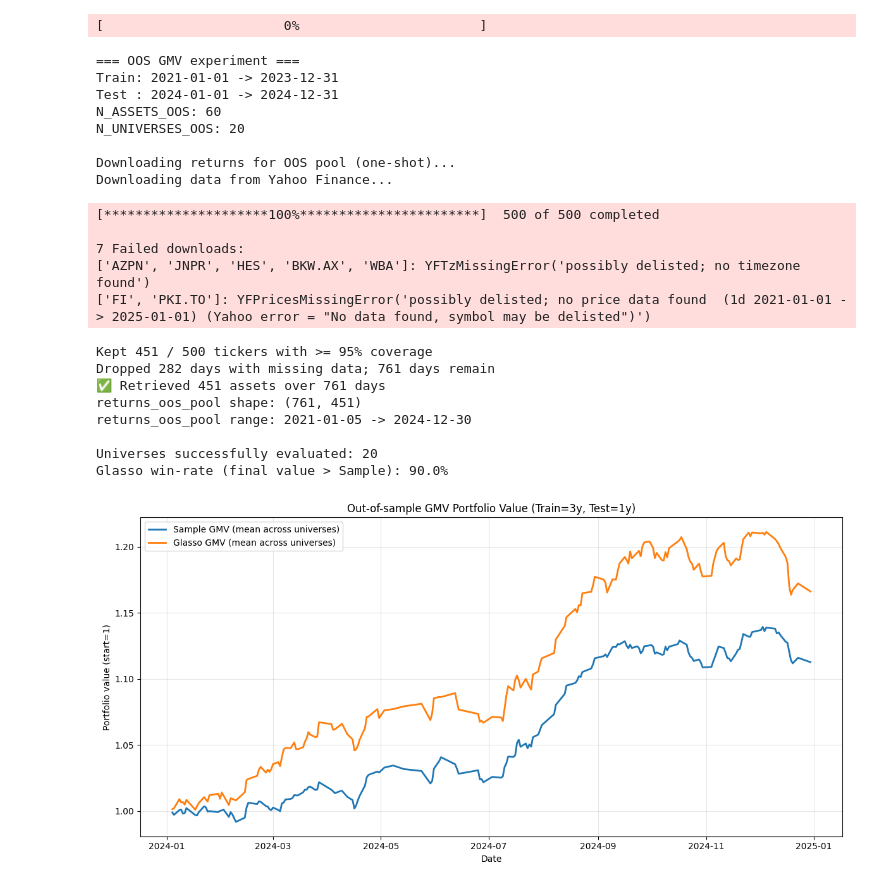
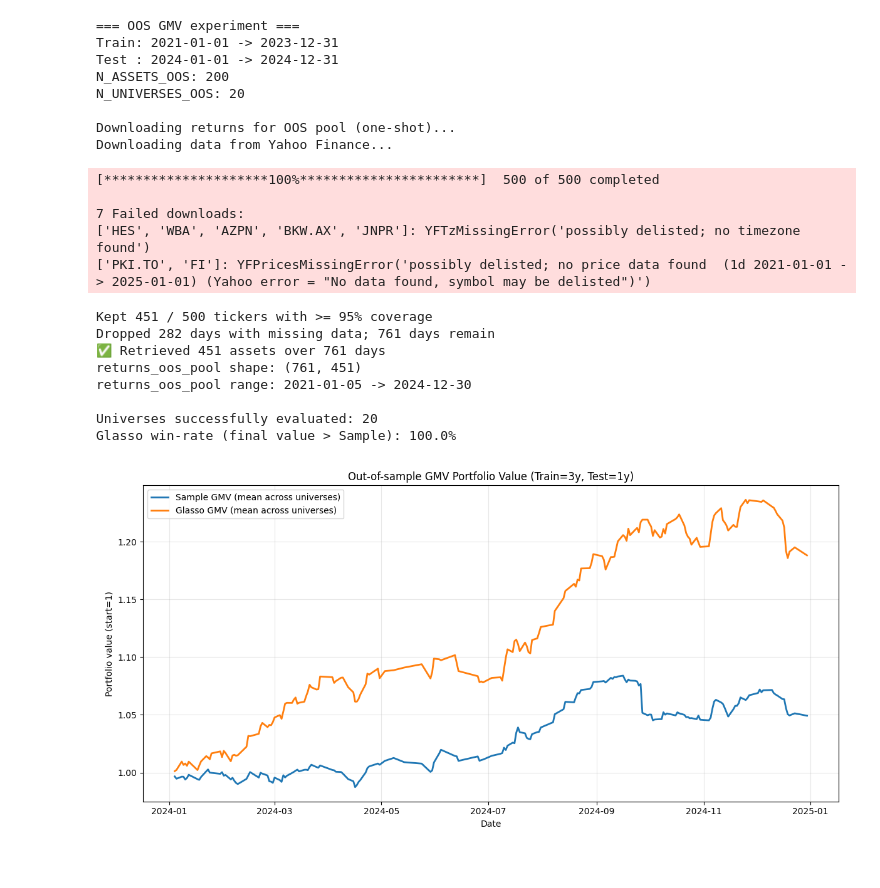
Before and after one commit to mavio9/Sparse-Graphical-Models-for-Mean-Variance-Portfolio-Optimization, a Jupyter notebook: stability_statistic.ipynb, the cells around one changed output. Saved outputs shown, nothing was run; the diff lists cells and outputs as text; code cells hidden in the pictures.

```diff
--- a/stability_statistic.ipynb
+++ b/stability_statistic.ipynb
@@ -347,8 +445,8 @@ OOS_END_DATE   = "2025-01-01"
 TRAIN_YEARS = 3
 TEST_YEARS  = 1
 
-N_ASSETS_OOS = 60          # <-- assets per OOS universe
-N_UNIVERSES_OOS = 20       # <-- how many universes
+N_ASSETS_OOS = 200
+N_UNIVERSES_OOS = 20
 
 oos_start = pd.Timestamp(OOS_START_DATE)
 oos_end   = pd.Timestamp(OOS_END_DATE)
@@ -480,51 +578,50 @@ if len(values_sample) == 0:
 # (align on common test dates)
 # -----------------------------
 V_sample = pd.concat(values_sample, axis=1)
 V_glasso = pd.concat(values_glasso, axis=1)
 
 # use mean across universes (could switch to median if you prefer)
 mean_value_sample = V_sample.mean(axis=1)
 mean_value_glasso = V_glasso.mean(axis=1)
 
 # Win rate
 win_rate = 100.0 * (np.mean(final_wins) if len(final_wins) > 0 else 0.0)
 print(f"Glasso win-rate (final value > Sample): {win_rate:.1f}%")
 
 # -----------------------------
 # Plot: portfolio value over time (mean across universes)
 # -----------------------------
 plt.figure(figsize=(12, 6))
 plt.plot(mean_value_sample.index, mean_value_sample.values, linewidth=2, label="Sample GMV (mean across universes)")
 plt.plot(mean_value_glasso.index, mean_value_glasso.values, linewidth=2, label="Glasso GMV (mean across universes)")
 
 plt.title("Out-of-sample GMV Portfolio Value (Train=3y, Test=1y)")
 plt.xlabel("Date")
 plt.ylabel("Portfolio value (start=1)")
 plt.grid(alpha=0.3)
 plt.legend()
 plt.tight_layout()
 plt.show()
 # %% [output]
-[                       0%                       ]
+=== OOS GMV experiment ===
+Train: 2021-01-01 -> 2023-12-31
+Test : 2024-01-01 -> 2024-12-31
+N_ASSETS_OOS: 200
+N_UNIVERSES_OOS: 20
+
+Downloading returns for OOS pool (one-shot)...
+Downloading data from Yahoo Finance...
-=== OOS GMV experiment ===
-Train: 2021-01-01 -> 2023-12-31
-Test : 2024-01-01 -> 2024-12-31
-N_ASSETS_OOS: 60
-N_UNIVERSES_OOS: 20
+[*********************100%***********************]  500 of 500 completed
 
-Downloading returns for OOS pool (one-shot)...
-Downloading data from Yahoo Finance...
+7 Failed downloads:
+['HES', 'WBA', 'AZPN', 'BKW.AX', 'JNPR']: YFTzMissingError('possibly delisted; no timezone found')
+['PKI.TO', 'FI']: YFPricesMissingError('possibly delisted; no price data found  (1d 2021-01-01 -> 2025-01-01) (Yahoo error = "No data found, symbol may be delisted")')
-[*********************100%***********************]  500 of 500 completed
+Kept 451 / 500 tickers with >= 95% coverage
+Dropped 282 days with missing data; 761 days remain
+✅ Retrieved 451 assets over 761 days
+returns_oos_pool shape: (761, 451)
+returns_oos_pool range: 2021-01-05 -> 2024-12-30
 
-7 Failed downloads:
-['AZPN', 'JNPR', 'HES', 'BKW.AX', 'WBA']: YFTzMissingError('possibly delisted; no timezone found')
-['FI', 'PKI.TO']: YFPricesMissingError('possibly delisted; no price data found  (1d 2021-01-01 -> 2025-01-01) (Yahoo error = "No data found, symbol may be delisted")')
+Universes successfully evaluated: 20
+Glasso win-rate (final value > Sample): 100.0%
-Kept 451 / 500 tickers with >= 95% coverage
-Dropped 282 days with missing data; 761 days remain
-✅ Retrieved 451 assets over 761 days
-returns_oos_pool shape: (761, 451)
-returns_oos_pool range: 2021-01-05 -> 2024-12-30
-
-Universes successfully evaluated: 20
-Glasso win-rate (final value > Sample): 90.0%
-[figure, old version]
+[figure, new version]
```
Also changed, not shown: parts of 3 cells of this notebook, 2 other files.
